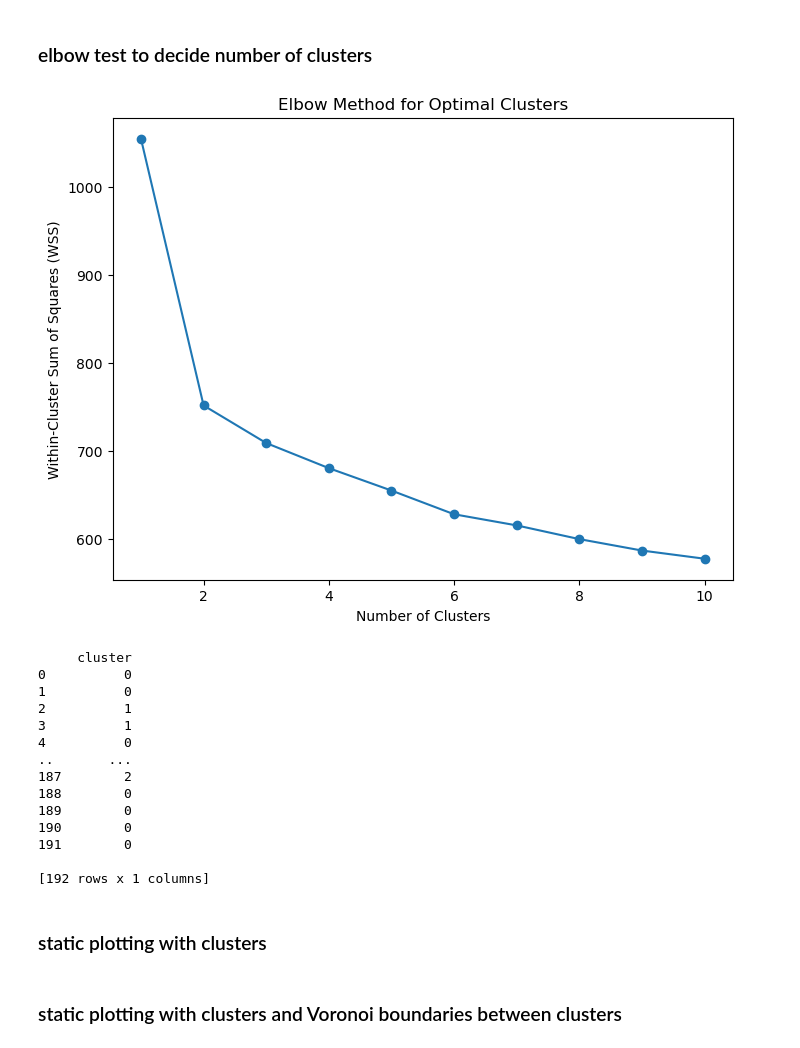
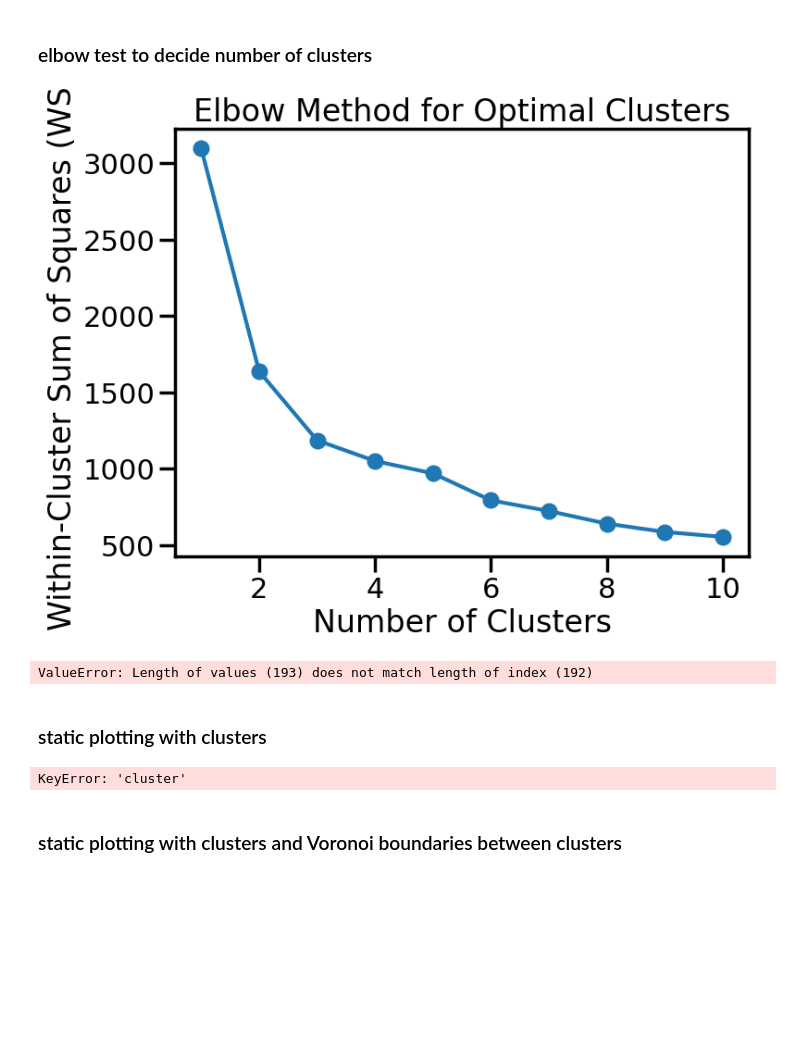
Before and after one commit to FCDO-DSPP-Capstone/fcdo_dspp_repo, a Jupyter notebook: un_notebook.ipynb, the cells around one changed output. Drawn from its saved outputs; the diff is of its cells as text; code cells hidden in the pictures; blank space fills up the shorter version.

```diff
--- a/un_notebook.ipynb
+++ b/un_notebook.ipynb
@@ -39,7 +37,6 @@ import pandas as pd
 import numpy as np
 from sklearn.decomposition import PCA
 from sklearn.preprocessing import StandardScaler, OneHotEncoder
-import hdbscan
 import plotly.express as px
 
 # selecting vars
@@ -103,6 +100,10 @@ for idx, current_year in enumerate(years):
     pca = PCA(n_components=2)
     pca_result = pca.fit_transform(scaled_data)
 
+    clustering = AgglomerativeClustering(n_clusters=4, linkage='ward')
+    labels = clustering.fit_predict(pca_result)
+    labels = labels.astype(str)
+
 
     # Combine PCA results and clustering labels with metadata
     window_results = pd.DataFrame({
@@ -111,7 +112,10 @@ for idx, current_year in enumerate(years):
         'PCA1': pca_result[:, 0],
         'PCA2': pca_result[:, 1],
         'year': current_year,
+        'cluster': labels
     })
+
+
 
     # Append to the results DataFrame
     results = pd.concat([results, window_results], ignore_index=True)
@@ -229,56 +243,40 @@ from scipy.spatial.distance import pdist
 import matplotlib.pyplot as plt
 from sklearn.cluster import AgglomerativeClustering
 import numpy as np
 
-# Step 1: Compute the distance and linkage matrices
-distance_matrix = sch.distance.pdist(numerical_data, metric='euclidean')
-linkage_matrix = sch.linkage(distance_matrix, method='ward')
 
 # Step 2: Elbow method to determine the optimal number of clusters
 wss = []
 max_clusters = 10  # Test up to 10 clusters
 for k in range(1, max_clusters + 1):
     clustering = AgglomerativeClustering(n_clusters=k, linkage='ward')
-    labels = clustering.fit_predict(numerical_data)
-    centroids = [numerical_data[labels == c].mean(axis=0) for c in np.unique(labels)]
-    wss.append(sum(np.linalg.norm(numerical_data[labels == c] - centroids[i], axis=1).sum() for i, c in enumerate(np.unique(labels))))
+    labels = clustering.fit_predict(pca_result)
+    centroids = [pca_result[labels == c].mean(axis=0) for c in np.unique(labels)]
+    wss.append(sum(np.linalg.norm(pca_result[labels == c] - centroids[i], axis=1).sum() for i, c in enumerate(np.unique(labels))))
 
 # Plot the elbow curve. Change optimal custer if you want. I left 4 as default
 plt.figure(figsize=(8, 6))
 plt.plot(range(1, max_clusters + 1), wss, marker='o')
 plt.xlabel('Number of Clusters')
 plt.ylabel('Within-Cluster Sum of Squares (WSS)')
 plt.title('Elbow Method for Optimal Clusters')
 plt.show()
 
 # Step 3: Choose the optimal number of clusters and label the data
 optimal_clusters = 4
 clustering = AgglomerativeClustering(n_clusters=optimal_clusters, linkage='ward')
-labels = clustering.fit_predict(numerical_data)
+labels = clustering.fit_predict(pca_result)
 
 # Step 4: Add cluster labels to the data
-# Assuming 'countries' is a list of country names corresponding to rows in numerical_data
+# Assuming 'countries' is a list of country names corresponding to rows in pca_results
 clustered_data = df_pca.copy()
 clustered_data['cluster'] = labels
 
 # Display results
 print(clustered_data[['cluster']])
 # %% [output]
-[figure, old version]
+[figure, new version]
-     cluster
-0          0
-1          0
-2          1
-3          1
-4          0
-..       ...
-187        2
-188        0
-189        0
-190        0
-191        0
-
-[192 rows x 1 columns]
+ValueError: Length of values (193) does not match length of index (192)
 # %% [markdown]
 ### static plotting with clusters
 # %%
@@ -315,6 +313,8 @@ fig.update_layout(
 
 # Show the plot
 fig.show()
+# %% [output]
+KeyError: 'cluster'
 # %% [markdown]
 ### static plotting with clusters and Voronoi boundaries between  clusters
 # %%
```
Also changed, not shown: parts of 7 cells of this notebook, 1 other file.
